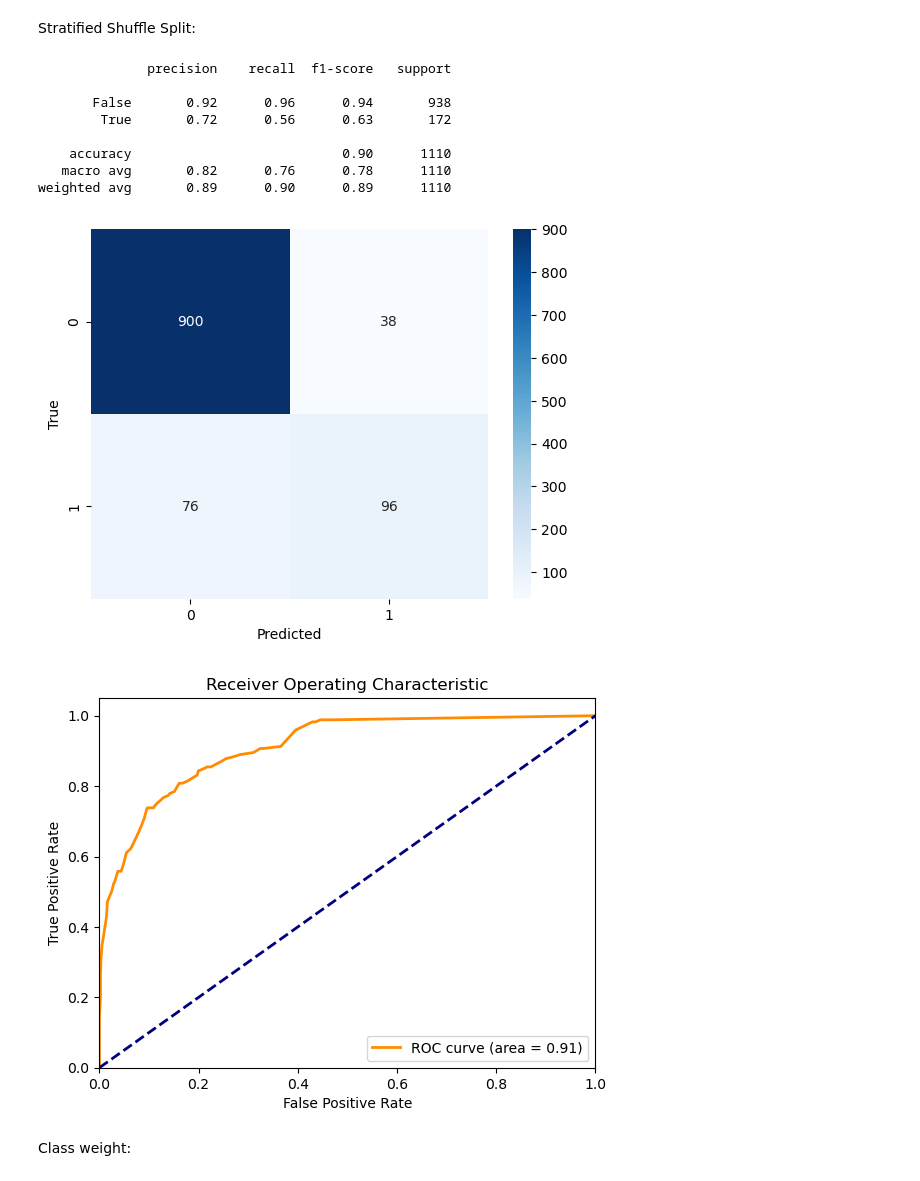
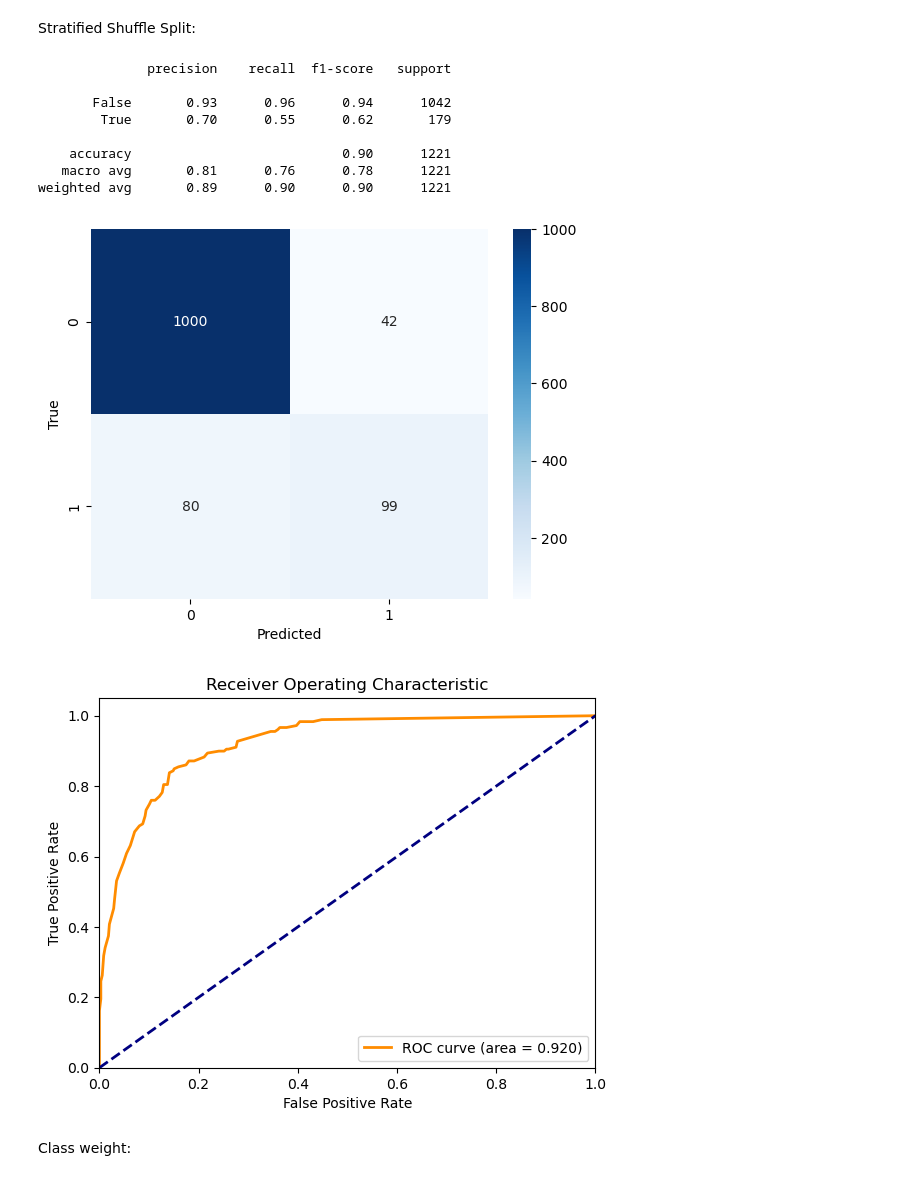
Before and after one commit to YuanqiSun0102/ORIE5741Project, a Jupyter notebook: ImbalancedData.ipynb, the cells around one changed output. Saved outputs shown, nothing was run; the diff lists cells and outputs as text; code cells hidden in the pictures.

```diff
--- a/ImbalancedData.ipynb
+++ b/ImbalancedData.ipynb
@@ -5,6 +5,8 @@ import matplotlib.pyplot as plt
 import seaborn as sns
 # %%
 df = pd.read_csv('online_shoppers_intention.csv')
+# %%
+df.drop_duplicates(inplace=True, keep = 'first')
 # %% [markdown]
 ### Turn string type to int/float
 # %%
@@ -41,23 +43,18 @@ base method:
 # %%
 from sklearn.model_selection import train_test_split
 df_train, df_test = train_test_split(df_encoded, test_size = 0.1, random_state=42)
-X_test_base = df_test.drop('Revenue', axis = 1)
-y_test_base = df_test['Revenue'].copy()
+X_test = df_test.drop('Revenue', axis = 1)
+y_test = df_test['Revenue'].copy()
 df_train, df_val = train_test_split(df_train, test_size = 0.1, random_state=42)
-X_train_base = df_train.drop('Revenue', axis = 1)
-y_train_base = df_train['Revenue'].copy()
-X_val_base = df_test.drop('Revenue', axis = 1)
-y_val_base = df_test['Revenue'].copy()
+X_train = df_train.drop('Revenue', axis = 1)
+y_train = df_train['Revenue'].copy()
+X_val = df_test.drop('Revenue', axis = 1)
+y_val = df_test['Revenue'].copy()
 # %%
 from sklearn.preprocessing import StandardScaler
 from sklearn.pipeline import Pipeline
 from sklearn.tree import DecisionTreeClassifier
 from sklearn.metrics import roc_auc_score, confusion_matrix, classification_report, roc_curve, auc
-
-X_train = X_train_base
-y_train = y_train_base
-X_val = X_test_base
-y_val = y_test_base
 
 pipe = Pipeline([('scaler', StandardScaler()),
                 ('classifier', DecisionTreeClassifier(criterion='entropy', max_depth=10, min_samples_leaf=50, random_state=42))])
@@ -82,7 +79,7 @@ fpr, tpr, thresholds = roc_curve(y_val, y_probs)
 roc_auc = auc(fpr, tpr)
 
 plt.figure()
-plt.plot(fpr, tpr, color='darkorange', lw=2, label='ROC curve (area = %0.2f)' % roc_auc)
+plt.plot(fpr, tpr, color='darkorange', lw=2, label='ROC curve (area = %0.3f)' % roc_auc)
 plt.plot([0, 1], [0, 1], color='navy', lw=2, linestyle='--')
 plt.xlim([0.0, 1.0])
 plt.ylim([0.0, 1.05])
@@ -132,12 +129,9 @@ df_target = df_encoded['Revenue'].copy()
 # %%
 from sklearn.model_selection import StratifiedShuffleSplit
 sss = StratifiedShuffleSplit(n_splits = 1, test_size = 0.1, random_state = 42)
-for train_index, test_index in sss.split(df_feature, df_target):
-    X_train, X_test = df_feature.iloc[train_index], df_feature.iloc[test_index]
-    y_train, y_test = df_target.iloc[train_index], df_target.iloc[test_index]
 for train_index, val_index in sss.split(X_train, y_train):
-    X_train, X_val = X_train.iloc[train_index], X_train.iloc[val_index]
-    y_train, y_val = y_train.iloc[train_index], y_train.iloc[val_index]
+    X_train = X_train.iloc[train_index]
+    y_train = y_train.iloc[train_index]
 # %%
 pipe = Pipeline([('scaler', StandardScaler()),
                 ('classifier', DecisionTreeClassifier(criterion='entropy', max_depth=10, min_samples_leaf=50, random_state=42))])
@@ -147,41 +141,41 @@ y_pred = pipe.predict(X_val)
 
 y_probs = pipe.predict_proba(X_val)[:, 1]  # the probability of the positive class
 
 # Evaluation
 conf_matrix = confusion_matrix(y_val, y_pred)
 print(classification_report(y_val, y_pred))
 
 # confusion matrix
 sns.heatmap(conf_matrix, annot=True, fmt="d", cmap='Blues')
 plt.xlabel('Predicted')
 plt.ylabel('True')
 plt.show()
 
 # ROC Curve and AUC
 fpr, tpr, thresholds = roc_curve(y_val, y_probs)
 roc_auc = auc(fpr, tpr)
 
 plt.figure()
-plt.plot(fpr, tpr, color='darkorange', lw=2, label='ROC curve (area = %0.2f)' % roc_auc)
+plt.plot(fpr, tpr, color='darkorange', lw=2, label='ROC curve (area = %0.3f)' % roc_auc)
 plt.plot([0, 1], [0, 1], color='navy', lw=2, linestyle='--')
 plt.xlim([0.0, 1.0])
 plt.ylim([0.0, 1.05])
 plt.xlabel('False Positive Rate')
 plt.ylabel('True Positive Rate')
 plt.title('Receiver Operating Characteristic')
 plt.legend(loc="lower right")
 plt.show()
 # %% [output]
               precision    recall  f1-score   support
 
-       False       0.92      0.96      0.94       938
-        True       0.72      0.56      0.63       172
+       False       0.93      0.96      0.94      1042
+        True       0.70      0.55      0.62       179
 
-    accuracy                           0.90      1110
-   macro avg       0.82      0.76      0.78      1110
-weighted avg       0.89      0.90      0.89      1110
+    accuracy                           0.90      1221
+   macro avg       0.81      0.76      0.78      1221
+weighted avg       0.89      0.90      0.90      1221
-[figure, old version]
+[figure, new version]
-[figure, old version]
+[figure, new version]
 # %% [markdown]
 Class weight:
 # %%
```
Also changed, not shown: parts of 5 cells of this notebook.
